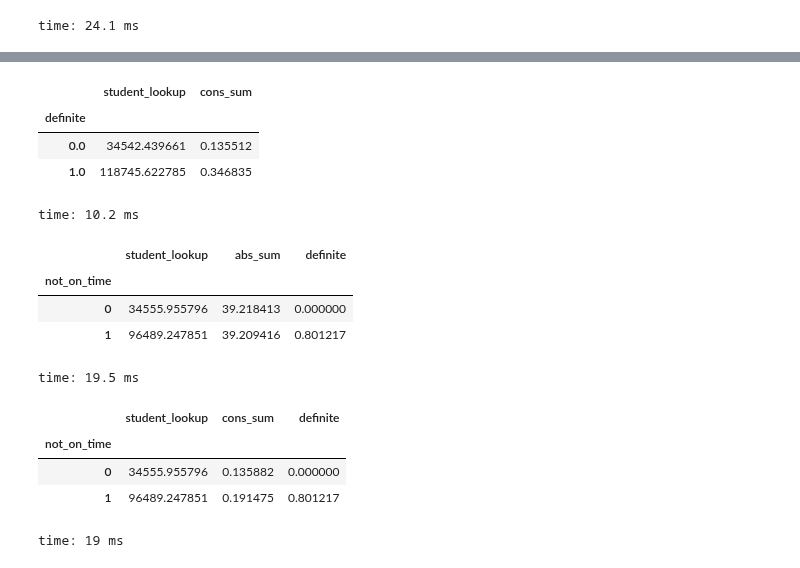
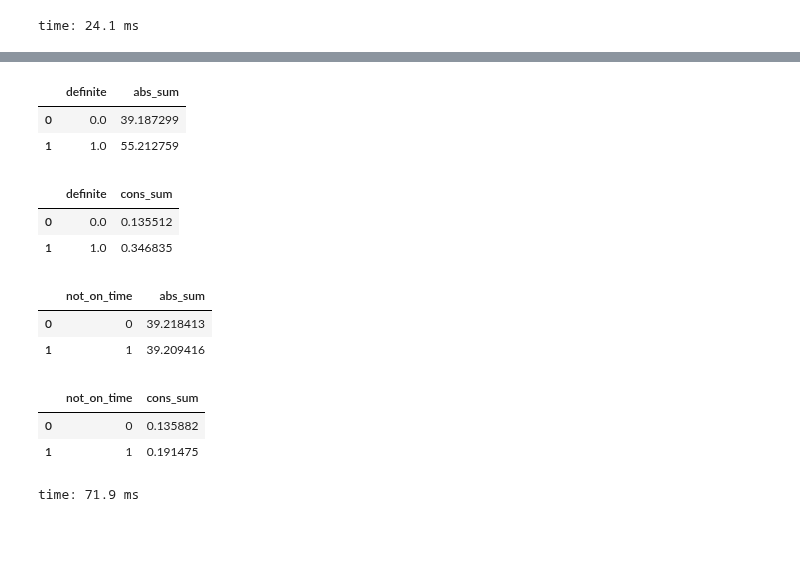
Before and after one commit to jgutman/mvesc, a Jupyter notebook: Features/absence_feature_dev.ipynb, the cells around one changed output, grey strips where cells are left out. Drawn from its saved outputs; the diff is of its cells as text; code cells hidden in the pictures; blank space fills up the shorter version.

```diff
--- a/Features/absence_feature_dev.ipynb
+++ b/Features/absence_feature_dev.ipynb
@@ -616,11 +621,11 @@ dfcons['student_lookup'] = absence['student_lookup']
 dfcons['cons_sum'] = absence[cons_cols].sum(axis=1)
 
 outcome_col = 'definite'
-dfabs = dfabs.merge(outcome[['student_lookup', outcome_col]], how='left', on=['student_lookup'])
-dfcons = dfcons.merge(outcome[['student_lookup', outcome_col]], how='left', on=['student_lookup'])
+dfabs1 = dfabs.copy().merge(outcome[['student_lookup', outcome_col]], how='left', on=['student_lookup'])
+dfcons1 = dfcons.copy().merge(outcome[['student_lookup', outcome_col]], how='left', on=['student_lookup'])
 
 
 outcome_col = 'not_on_time'
-dfabs2 = dfabs.merge(outcome[['student_lookup', outcome_col]], how='left', on=['student_lookup'])
-dfcons2 = dfcons.merge(outcome[['student_lookup', outcome_col]], how='left', on=['student_lookup'])
+dfabs2 = dfabs.copy().merge(outcome[['student_lookup', outcome_col]], how='left', on=['student_lookup'])
+dfcons2 = dfcons.copy().merge(outcome[['student_lookup', outcome_col]], how='left', on=['student_lookup'])
 # %% [output]
@@ -636,24 +633,19 @@ time: 17.9 ms
-# %%
-dfcons.groupby(by='definite').mean()
-# %% [output]
-|  | student_lookup | cons_sum |
-| definite |  |  |
-| 0.0 | 34542.439661 | 0.135512 |
-| 1.0 | 118745.622785 | 0.346835 |
-time: 10.2 ms
-# %%
-dfabs2.groupby(by='not_on_time').mean()
-# %% [output]
-|  | student_lookup | abs_sum | definite |
-| not_on_time |  |  |  |
-| 0 | 34555.955796 | 39.218413 | 0.000000 |
-| 1 | 96489.247851 | 39.209416 | 0.801217 |
-time: 19.5 ms
-# %%
-dfcons2.groupby(by='not_on_time').mean()
-# %% [output]
-|  | student_lookup | cons_sum | definite |
-| not_on_time |  |  |  |
-| 0 | 34555.955796 | 0.135882 | 0.000000 |
-| 1 | 96489.247851 | 0.191475 | 0.801217 |
-time: 19 ms
+# %%
+display(dfabs1.groupby(by='definite').mean().reset_index().iloc[:,[0, 2]])
+display(dfcons1.groupby(by='definite').mean().reset_index().iloc[:,[0, 2]])
+display(dfabs2.groupby(by='not_on_time').mean().reset_index().iloc[:,[0, 2]])
+display(dfcons2.groupby(by='not_on_time').mean().reset_index().iloc[:,[0, 2]])
+# %% [output]
+|  | definite | abs_sum |
+| 0 | 0.0 | 39.187299 |
+| 1 | 1.0 | 55.212759 |
+|  | definite | cons_sum |
+| 0 | 0.0 | 0.135512 |
+| 1 | 1.0 | 0.346835 |
+|  | not_on_time | abs_sum |
+| 0 | 0 | 39.218413 |
+| 1 | 1 | 39.209416 |
+|  | not_on_time | cons_sum |
+| 0 | 0 | 0.135882 |
+| 1 | 1 | 0.191475 |
+time: 71.9 ms
```
Also changed, not shown: parts of 7 cells of this notebook.
